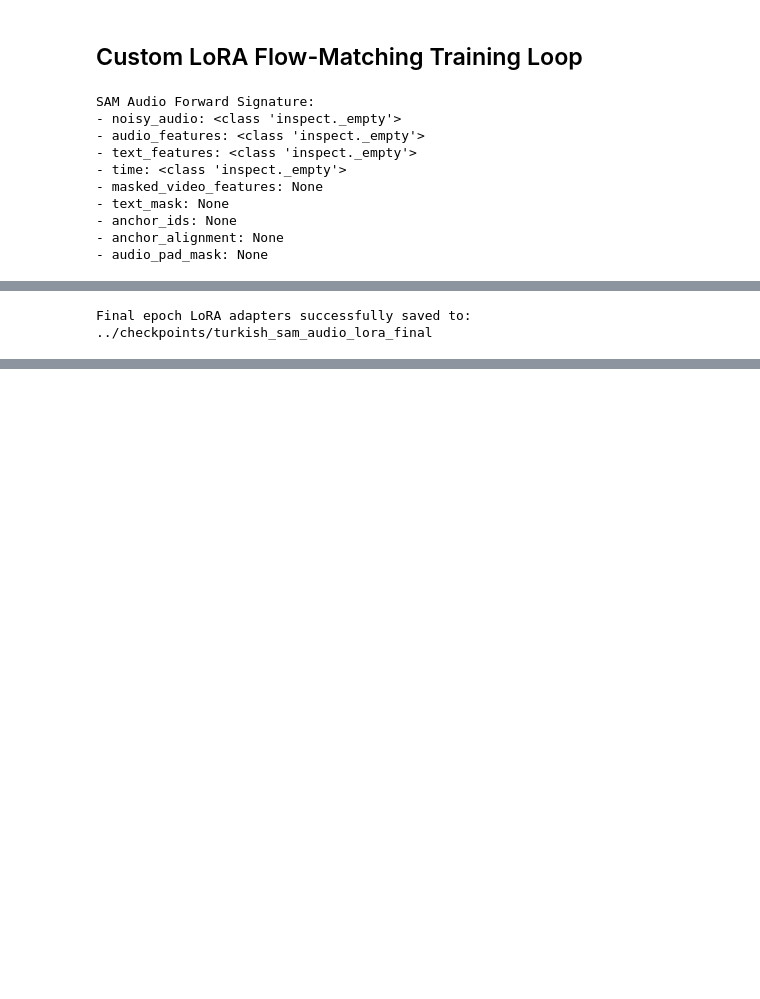
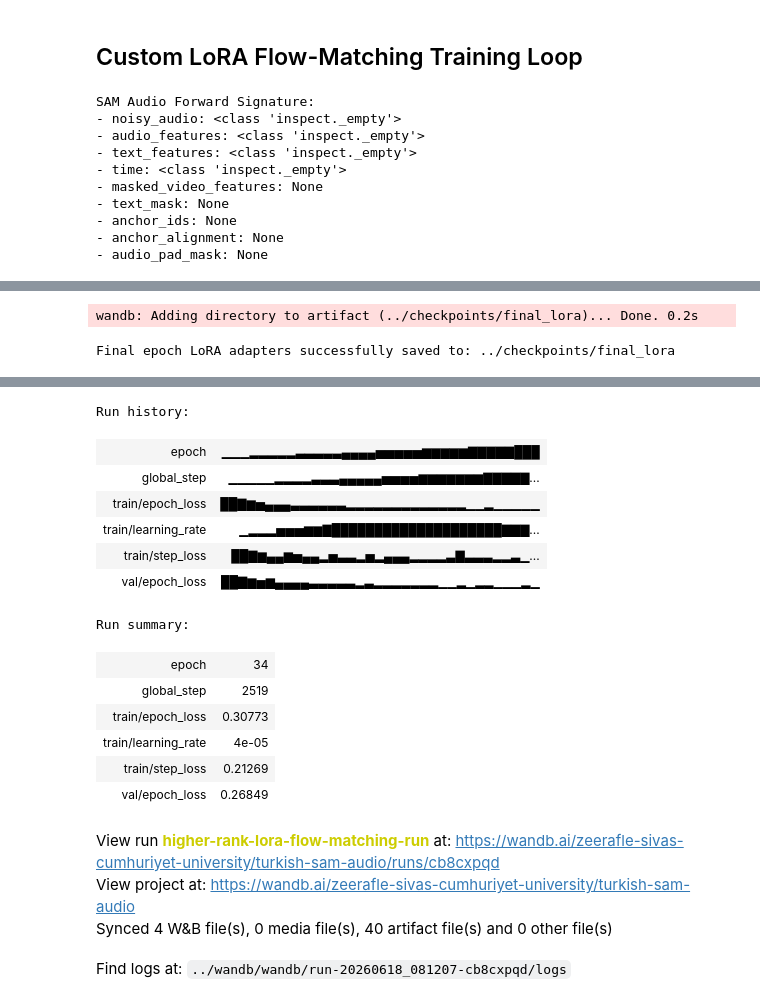
Before and after one commit to zeerafle/anatolian-SAM, a Jupyter notebook: notebooks/03.2-lora-finetuning.ipynb, the cells around one changed output, grey strips where cells are left out. Drawn from its saved outputs; the diff is of its cells as text; code cells hidden in the pictures; blank space fills up the shorter version.

```diff
--- a/notebooks/03.2-lora-finetuning.ipynb
+++ b/notebooks/03.2-lora-finetuning.ipynb
@@ -51,8 +51,8 @@ Loaded 576 audio tuples from train_metadata_tr.jsonl
 Loaded 144 audio tuples from val_metadata_tr.jsonl
 # %%
 BATCH_SIZE = 8
-ALPHA = 16
-RANK = 16
+ALPHA = 32
+RANK = 32
 LEARNING_RATE = 5e-5
 EPOCHS = 100
 DROPOUT = 0.05
@@ -529,7 +541,7 @@ accelerator.wait_for_everyone()
 
 # 2. Define a DISTINCT output directory for the final epoch
 # Notice the "_final" suffix to prevent overwriting your "_best" checkpoint
-save_directory = "../checkpoints/turkish_sam_audio_lora_final"
+save_directory = "../checkpoints/final_lora"
 os.makedirs(save_directory, exist_ok=True)
 
 # 3. Unwrap and Save the final epoch state
@@ -540,6 +552,17 @@ if accelerator.is_main_process:
         safe_serialization=True,
     )
 
+    model_artifact = wandb.Artifact(
+        name=f"sam-audio-lora-run-{wandb.run.id}-final",
+        type="model",
+        description=f"Final model at epoch {epoch} with val_loss {best_val_loss:.4f}",
+    )
+    model_artifact.add_dir(save_directory)
+    wandb.log_artifact(model_artifact)
+
 print(f"Final epoch LoRA adapters successfully saved to: {save_directory}")
+
+wandb.finish()
 # %% [output]
-Final epoch LoRA adapters successfully saved to: ../checkpoints/turkish_sam_audio_lora_final
+wandb: Adding directory to artifact (../checkpoints/final_lora)... Done. 0.2s
+Final epoch LoRA adapters successfully saved to: ../checkpoints/final_lora
@@ -545,0 +570,18 @@ Final epoch LoRA adapters successfully saved to: ../checkpoints/turkish_sam_audi
+Run history:
+| epoch | ▁▁▁▂▂▂▂▂▃▃▃▃▃▄▄▄▄▅▅▅▅▅▆▆▆▆▆▇▇▇▇▇███ |
+| global_step | ▁▁▁▁▁▂▂▂▂▃▃▃▄▄▄▄▄▅▅▅▅▆▆▆▆▆▆▆▇▇▇▇▇... |
+| train/epoch_loss | ██▇▆▅▄▄▄▃▃▃▃▃▃▂▂▂▂▂▂▂▂▂▂▂▂▂▁▁▂▁▁▁▁▁ |
+| train/learning_rate | ▁▂▂▂▅▅▅▆▆▇████████████████████▇▇▇... |
+| train/step_loss | ██▇▆▄▄▆▅▄▄▂▅▃▃▂▅▂▄▄▄▂▂▂▂▃▇▃▃▃▂▂▃▁... |
+| val/epoch_loss | ██▇▆▅▆▄▄▄▄▃▃▃▃▃▂▃▂▂▂▂▂▂▂▁▁▂▁▂▂▁▁▁▂▁ |
+Run summary:
+| epoch | 34 |
+| global_step | 2519 |
+| train/epoch_loss | 0.30773 |
+| train/learning_rate | 4e-05 |
+| train/step_loss | 0.21269 |
+| val/epoch_loss | 0.26849 |
+View run higher-rank-lora-flow-matching-run at: https://wandb.ai/zeerafle-sivas-cumhuriyet-university/turkish-sam-audio/runs/cb8cxpqd
+View project at: https://wandb.ai/zeerafle-sivas-cumhuriyet-university/turkish-sam-audio
+Synced 4 W&B file(s), 0 media file(s), 40 artifact file(s) and 0 other file(s)
+Find logs at: ../wandb/wandb/run-20260618_081207-cb8cxpqd/logs
```
Also changed, not shown: parts of 8 cells of this notebook, 5 other files.
